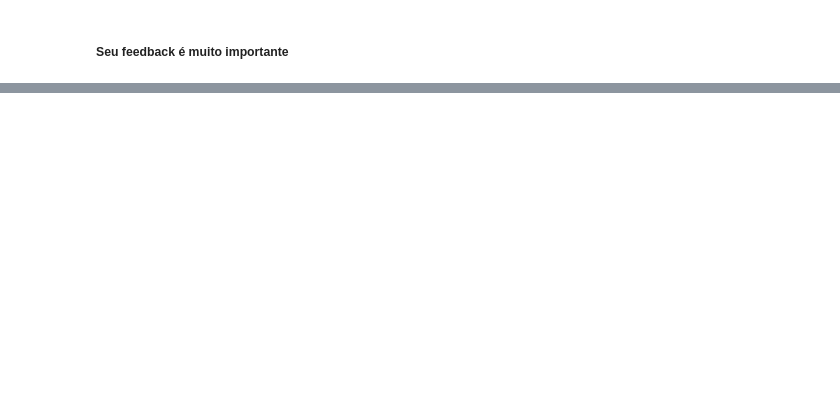
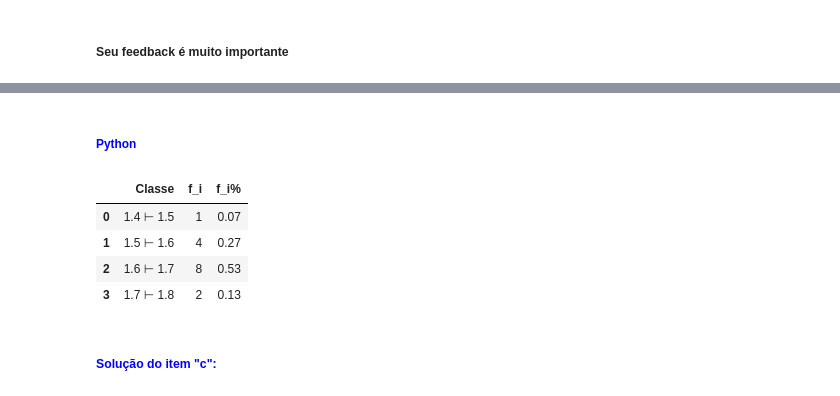
Before and after one commit to ProfAllanIFBA/Matematica_e_Programacao, a Jupyter notebook: Estatistica/Estatistica.ipynb, the cells around one changed output, grey strips where cells are left out. Drawn from its saved outputs; the diff is of its cells as text; code cells hidden in the pictures; blank space fills up the shorter version.

```diff
--- a/Estatistica/Estatistica.ipynb
+++ b/Estatistica/Estatistica.ipynb
@@ -24,0 +523,37 @@ _Caso encontre erros nesse material acesse:<br> 🔗[Sugestão de Correções: L
+# %% [markdown]
+###### <font color='blue'> Python
+# %%
+import pandas as pd
+
+# Dados (dicionário de classe: frequência)
+dicionario = {(1.40, 1.50): 1,
+              (1.50, 1.60): 4,
+              (1.60, 1.70): 8,
+              (1.70, 1.80): 2}
+
+# Calculando a soma das frequências
+total_frequencias = sum(dicionario.values())
+
+# Calculando a frequência relativa (frequência / total de frequências)
+frequencias_relativas = {k: v / total_frequencias for k, v in dicionario.items()}
+
+# Ajustando o formato das classes para o padrão com \vdash
+formatted_classes = [f"{round(k[0], 2)} ⊢ {round(k[1], 2)}" for k in dicionario.keys()]
+
+# Criando o DataFrame
+df = pd.DataFrame({
+    'Classe': formatted_classes,
+    'f_i': list(dicionario.values()),
+    'f_i%': [round(f, 2) for f in frequencias_relativas.values()]
+})
+
+# Exibindo o DataFrame
+df
+# %% [output]
+|  | Classe | f_i | f_i% |
+| 0 | 1.4 ⊢ 1.5 | 1 | 0.07 |
+| 1 | 1.5 ⊢ 1.6 | 4 | 0.27 |
+| 2 | 1.6 ⊢ 1.7 | 8 | 0.53 |
+| 3 | 1.7 ⊢ 1.8 | 2 | 0.13 |
+# %% [markdown]
+##### <font color='blue'> Solução do item "c": </font>
```
Also changed, not shown: parts of 276 cells of this notebook, 18 other files.
